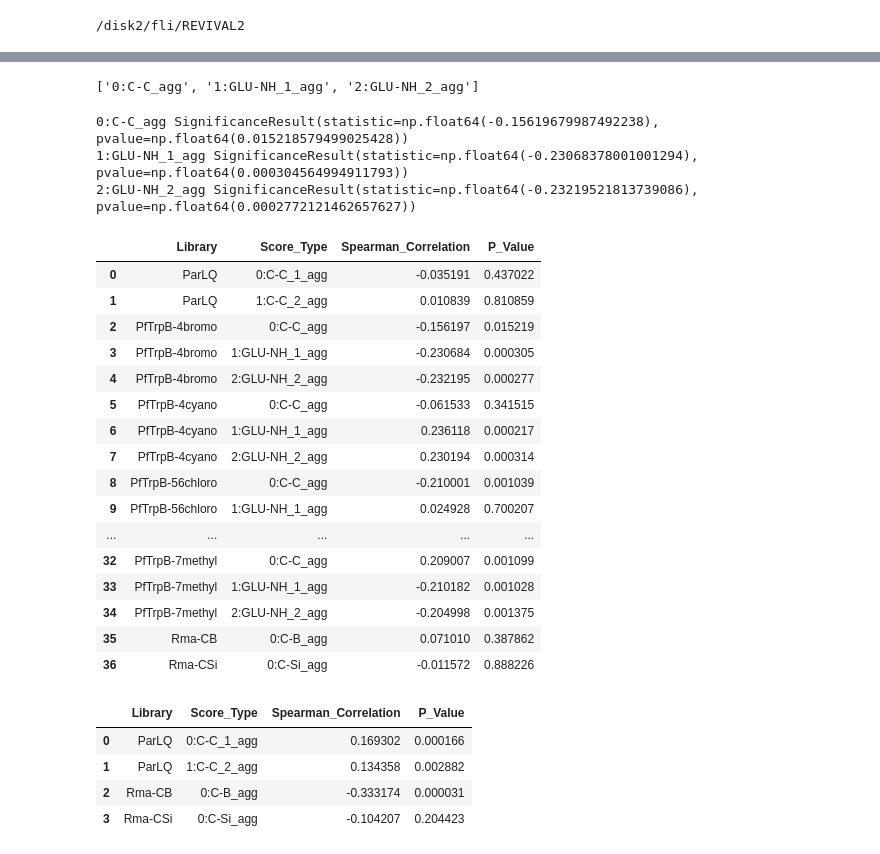
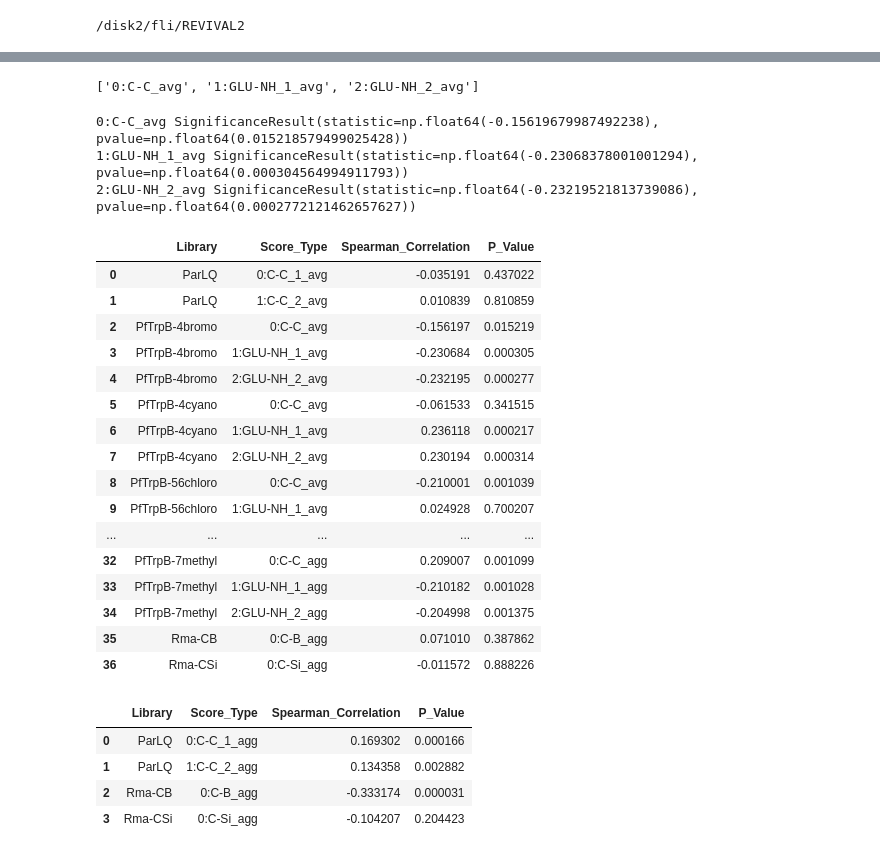
Before and after one commit to fhalab/substrate_aware_zs, a Jupyter notebook: sandbox/test_bond_dist.ipynb, the cells around one changed output, grey strips where cells are left out. Saved outputs shown, nothing was run; the diff lists cells and outputs as text; code cells hidden in the pictures.

```diff
--- a/sandbox/test_bond_dist.ipynb
+++ b/sandbox/test_bond_dist.ipynb
@@ -22,4 +22,4 @@ af3_joint.head()
 # %%
-af3_agg_columns = [c for c in af3_joint.columns if "agg" in c]
+af3_agg_columns = [c for c in af3_joint.columns if "agg" in c or "avg" in c]
 af3_agg_columns
 # %% [output]
@@ -45,15 +53,15 @@ chai_joint.head()
 # %%
-chai_agg_columns = [c for c in chai_joint.columns if "agg" in c]
+chai_agg_columns = [c for c in chai_joint.columns if "agg" in c or "avg" in c]
 chai_agg_columns
 # %% [output]
-['0:C-C_agg', '1:GLU-NH_1_agg', '2:GLU-NH_2_agg']
+['0:C-C_avg', '1:GLU-NH_1_avg', '2:GLU-NH_2_avg']
 # %%
 for c in chai_agg_columns:
     print(c, spearmanr(chai_joint["fitness"], chai_joint[c]))
 # %% [output]
-0:C-C_agg SignificanceResult(statistic=np.float64(-0.15619679987492238), pvalue=np.float64(0.015218579499025428))
-1:GLU-NH_1_agg SignificanceResult(statistic=np.float64(-0.23068378001001294), pvalue=np.float64(0.000304564994911793))
-2:GLU-NH_2_agg SignificanceResult(statistic=np.float64(-0.23219521813739086), pvalue=np.float64(0.0002772121462657627))
+0:C-C_avg SignificanceResult(statistic=np.float64(-0.15619679987492238), pvalue=np.float64(0.015218579499025428))
+1:GLU-NH_1_avg SignificanceResult(statistic=np.float64(-0.23068378001001294), pvalue=np.float64(0.000304564994911793))
+2:GLU-NH_2_avg SignificanceResult(statistic=np.float64(-0.23219521813739086), pvalue=np.float64(0.0002772121462657627))
 # %%
 import pandas as pd
 from glob import glob
@@ -67,44 +75,44 @@ for dock_type in ["joint", "seperate"]:
     results = []
 
     # Loop through the CSV files and calculate Spearman correlation
     for lib in sorted(glob(f"/disk2/fli/REVIVAL2/zs/bonddist/chai/structure_{dock_type}/*.csv")):
         lib_name = get_file_name(lib)
         lib_df = pd.read_csv(lib)
 
         df_nan = lib_df[lib_df.isna().any(axis=1)]
         if len(df_nan) > 0:
             print(f"NaN values found in {lib_name}")
             print(df_nan)
-        avg_c = [c for c in lib_df.columns if "agg" in c]
+        avg_c = [c for c in lib_df.columns if "agg" in c or "avg" in c]
         # std_c = [c for c in chai_df.columns if "std" in c]
 
         # Calculate Spearman correlation for each column in avg_c
         for c in avg_c:
             correlation, p_value = spearmanr(lib_df["fitness"].values, lib_df[c].values)
             # std_col = merged_df[c.replace("avg", "std")].values
             results.append({
                 "Library": lib_name,
                 "Score_Type": c,
                 # "variability": std_col.mean(),
                 "Spearman_Correlation": correlation,
                 "P_Value": p_value
             })
 
     # Convert results into a DataFrame and display it as a table
     results_df = pd.DataFrame(results)
     display(results_df)
 # %% [output]
 |  | Library | Score_Type | Spearman_Correlation | P_Value |
-| 0 | ParLQ | 0:C-C_1_agg | -0.035191 | 0.437022 |
-| 1 | ParLQ | 1:C-C_2_agg | 0.010839 | 0.810859 |
-| 2 | PfTrpB-4bromo | 0:C-C_agg | -0.156197 | 0.015219 |
-| 3 | PfTrpB-4bromo | 1:GLU-NH_1_agg | -0.230684 | 0.000305 |
-| 4 | PfTrpB-4bromo | 2:GLU-NH_2_agg | -0.232195 | 0.000277 |
-| 5 | PfTrpB-4cyano | 0:C-C_agg | -0.061533 | 0.341515 |
-| 6 | PfTrpB-4cyano | 1:GLU-NH_1_agg | 0.236118 | 0.000217 |
-| 7 | PfTrpB-4cyano | 2:GLU-NH_2_agg | 0.230194 | 0.000314 |
-| 8 | PfTrpB-56chloro | 0:C-C_agg | -0.210001 | 0.001039 |
-| 9 | PfTrpB-56chloro | 1:GLU-NH_1_agg | 0.024928 | 0.700207 |
+| 0 | ParLQ | 0:C-C_1_avg | -0.035191 | 0.437022 |
+| 1 | ParLQ | 1:C-C_2_avg | 0.010839 | 0.810859 |
+| 2 | PfTrpB-4bromo | 0:C-C_avg | -0.156197 | 0.015219 |
+| 3 | PfTrpB-4bromo | 1:GLU-NH_1_avg | -0.230684 | 0.000305 |
+| 4 | PfTrpB-4bromo | 2:GLU-NH_2_avg | -0.232195 | 0.000277 |
+| 5 | PfTrpB-4cyano | 0:C-C_avg | -0.061533 | 0.341515 |
+| 6 | PfTrpB-4cyano | 1:GLU-NH_1_avg | 0.236118 | 0.000217 |
+| 7 | PfTrpB-4cyano | 2:GLU-NH_2_avg | 0.230194 | 0.000314 |
+| 8 | PfTrpB-56chloro | 0:C-C_avg | -0.210001 | 0.001039 |
+| 9 | PfTrpB-56chloro | 1:GLU-NH_1_avg | 0.024928 | 0.700207 |
 | ... | ... | ... | ... | ... |
 | 32 | PfTrpB-7methyl | 0:C-C_agg | 0.209007 | 0.001099 |
 | 33 | PfTrpB-7methyl | 1:GLU-NH_1_agg | -0.210182 | 0.001028 |
```
Also changed, not shown: parts of 5 cells of this notebook, 7 other files.
